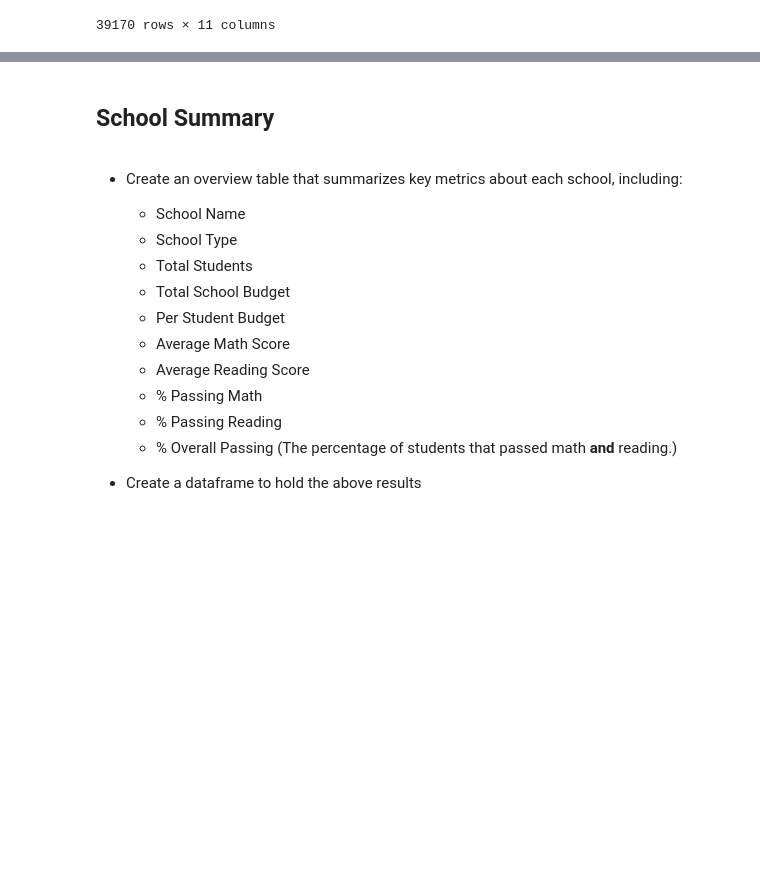
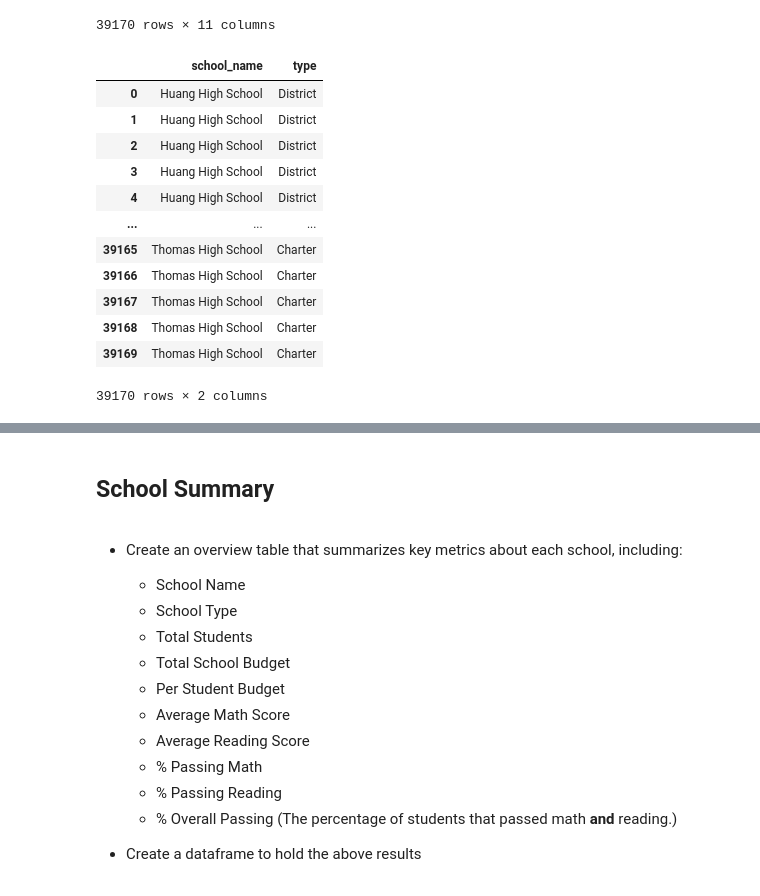
Before and after one commit to pulliam-chris/Pandas-Challenge, a Jupyter notebook: PyCitySchools_main.ipynb, the cells around one changed output, grey strips where cells are left out. Cells and saved outputs as stored; diff of their text form; code cells hidden in the pictures; blank space fills up the shorter version.

Commit message:
solved groupby school type by merging calulated dataframe with captured type list

```diff
--- a/PyCitySchools_main.ipynb
+++ b/PyCitySchools_main.ipynb
@@ -54,6 +54,24 @@ school_data_complete
 | 39168 | 39168 | Desiree Kidd | F | 10th | Thomas High School | 99 | 90 | 14 | ... |
 | 39169 | 39169 | Carolyn Jackson | F | 11th | Thomas High School | 95 | 75 | 14 | ... |
 39170 rows × 11 columns
+# %%
+#Create a dataframe of school type
+school_type_df = school_data_complete[["school_name","type"]]
+school_type_df
+# %% [output]
+|  | school_name | type |
+| 0 | Huang High School | District |
+| 1 | Huang High School | District |
+| 2 | Huang High School | District |
+| 3 | Huang High School | District |
+| 4 | Huang High School | District |
+| ... | ... | ... |
+| 39165 | Thomas High School | Charter |
+| 39166 | Thomas High School | Charter |
+| 39167 | Thomas High School | Charter |
+| 39168 | Thomas High School | Charter |
+| 39169 | Thomas High School | Charter |
+39170 rows × 2 columns
 # %%
 #Calculate values for District summary dataframe
 
```
Also changed, not shown: parts of 3 cells of this notebook.
